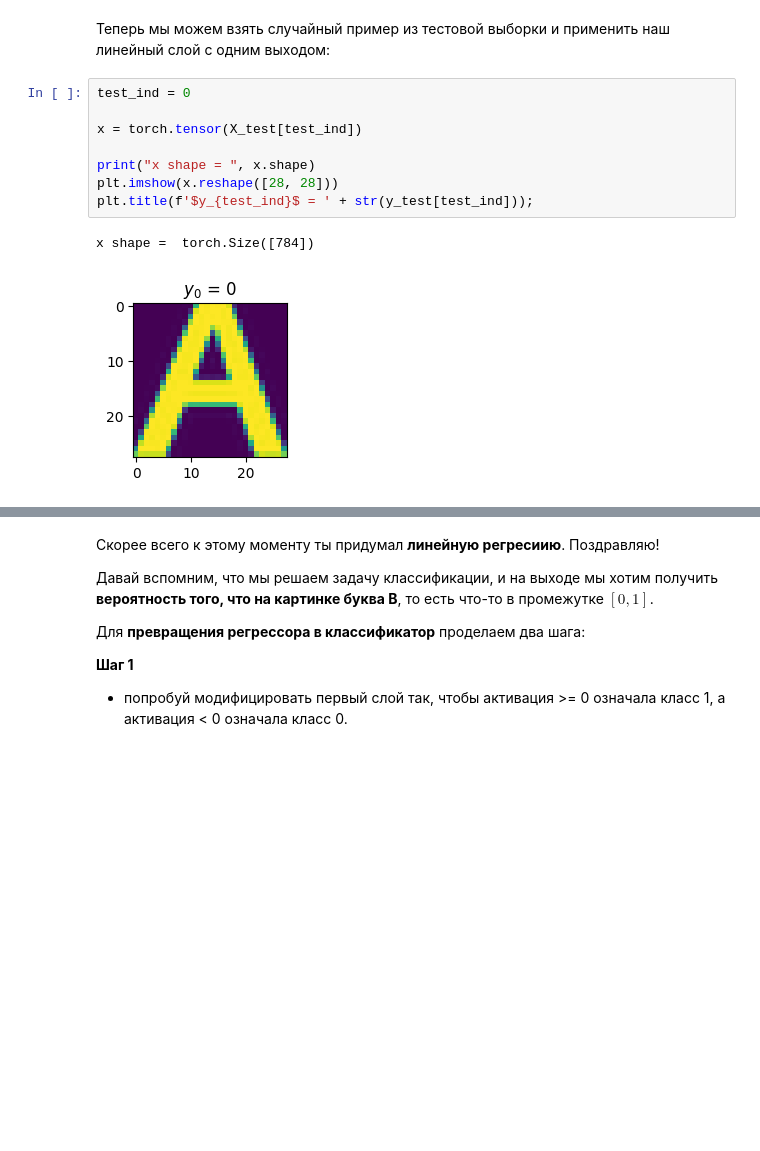
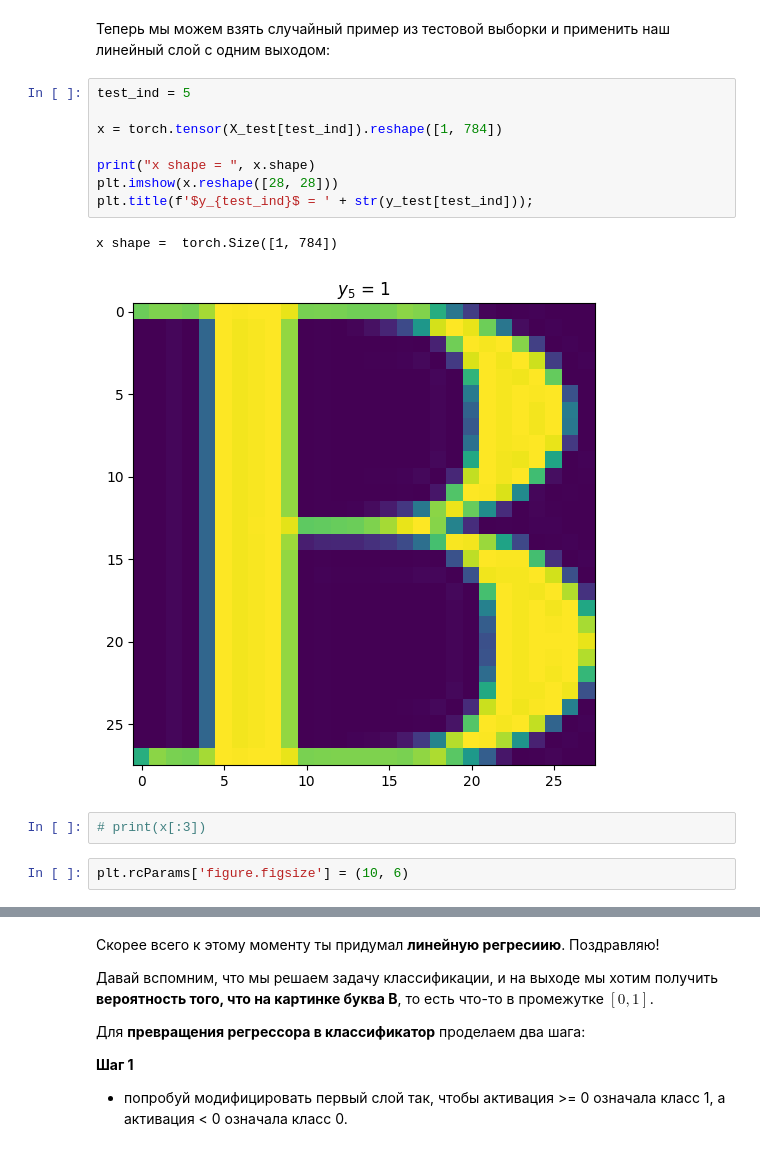
Before and after one commit to GSKW/ML, a Jupyter notebook: practice/mlp.ipynb, the cells around one changed output, grey strips where cells are left out. Saved outputs shown, nothing was run; the diff lists cells and outputs as text; blank space fills up the shorter version.

```diff
--- a/practice/mlp.ipynb
+++ b/practice/mlp.ipynb
@@ -83,15 +205,19 @@ plt.title('layer1.weights')
 # %% [markdown]
 Теперь мы можем взять случайный пример из тестовой выборки и применить наш линейный слой с одним выходом:
 # %%
-test_ind = 0
+test_ind = 5
 
-x = torch.tensor(X_test[test_ind])
+x = torch.tensor(X_test[test_ind]).reshape([1, 784])
 
 print("x shape = ", x.shape)
 plt.imshow(x.reshape([28, 28]))
 plt.title(f'$y_{test_ind}$ = ' + str(y_test[test_ind]));
 # %% [output]
-x shape =  torch.Size([784])
+x shape =  torch.Size([1, 784])
-[figure, old version]
+[figure, new version]
+# %%
+# print(x[:3])
+# %%
+plt.rcParams['figure.figsize'] = (10, 6)
 # %%
 activations1 = layer1.forward(x)
```
Also changed, not shown: parts of 25 cells of this notebook, 2 other files.
